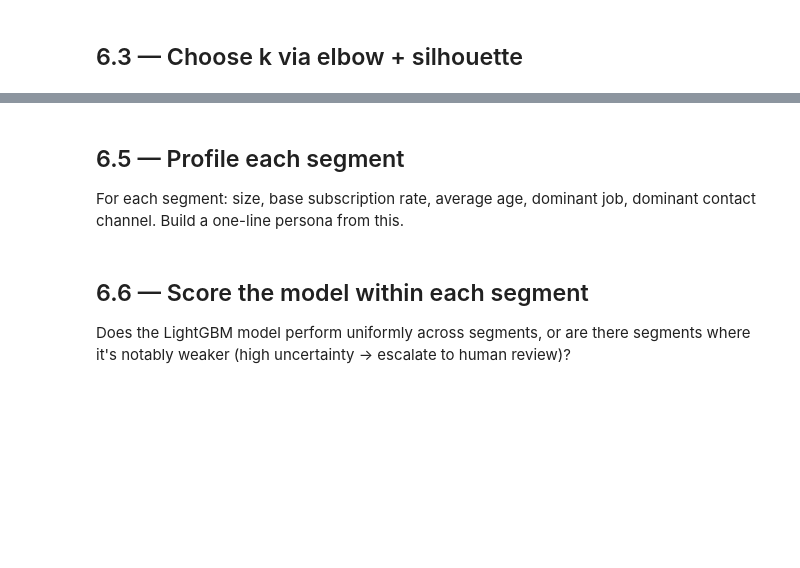
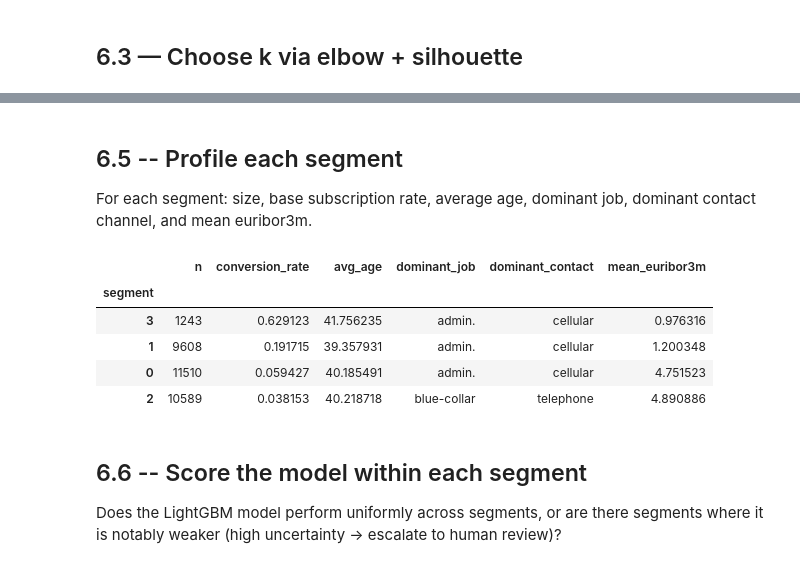
Before and after one commit to Jasper040/Project-4-prediction-framework, a Jupyter notebook: notebooks/06_segmentation.ipynb, the cells around one changed output, grey strips where cells are left out. Cells and saved outputs as stored; diff of their text form; code cells hidden in the pictures; blank space fills up the shorter version.

```diff
--- a/notebooks/06_segmentation.ipynb
+++ b/notebooks/06_segmentation.ipynb
@@ -58,5 +134,10 @@ Pick the k where the silhouette is high AND the elbow is visible.
 # %%
-K = 5  # update after looking at the diagnostic above
+K = 4  # chosen from the diagnostic above (elbow + silhouette)
 kmeans = KMeans(n_clusters=K, random_state=config.RANDOM_SEED, n_init=10)
 train_segments = kmeans.fit_predict(X_train_t)
-test_segments = kmeans.predict(X_test_t)
+test_segments  = kmeans.predict(X_test_t)
+
+print('Train segment counts:')
+print(pd.Series(train_segments).value_counts().sort_index())
+print('\nTest segment counts:')
+print(pd.Series(test_segments).value_counts().sort_index())
@@ -63,26 +158,36 @@ test_segments = kmeans.predict(X_test_t)
 # %% [markdown]
-## 6.5 — Profile each segment
+## 6.5 -- Profile each segment
 
 For each segment: size, base subscription rate, average age, dominant job,
-dominant contact channel. Build a one-line persona from this.
+dominant contact channel, and mean euribor3m.
 # %%
 train_with_seg = train_df.assign(segment=train_segments)
+
 profile = (
-    train_with_seg.groupby('segment')
-    .agg(n=(config.TARGET_COL, 'size'),
-         conv_rate=(config.TARGET_COL, 'mean'),
-         avg_age=('age', 'mean'),
-         dominant_job=('job', lambda s: s.mode().iloc[0]),
-         dominant_contact=('contact', lambda s: s.mode().iloc[0]))
-    .sort_values('conv_rate', ascending=False)
+    train_with_seg.groupby("segment")
+    .agg(
+        n                = (config.TARGET_COL, "size"),
+        conversion_rate  = (config.TARGET_COL, "mean"),
+        avg_age          = ("age", "mean"),
+        dominant_job     = ("job",     lambda s: s.mode().iloc[0]),
+        dominant_contact = ("contact", lambda s: s.mode().iloc[0]),
+        mean_euribor3m   = ("euribor3m", "mean"),
+    )
+    .sort_values("conversion_rate", ascending=False)
 )
-profile.to_csv(config.TABLES_DIR / 'segment_profiles.csv')
+profile.to_csv(config.TABLES_DIR / "segment_profiles.csv")
 profile
+# %% [output]
+|  | n | conversion_rate | avg_age | dominant_job | dominant_contact | mean_euribor3m |
+| segment |  |  |  |  |  |  |
+| 3 | 1243 | 0.629123 | 41.756235 | admin. | cellular | 0.976316 |
+| 1 | 9608 | 0.191715 | 39.357931 | admin. | cellular | 1.200348 |
+| 0 | 11510 | 0.059427 | 40.185491 | admin. | cellular | 4.751523 |
+| 2 | 10589 | 0.038153 | 40.218718 | blue-collar | telephone | 4.890886 |
 # %% [markdown]
-## 6.6 — Score the model within each segment
+## 6.6 -- Score the model within each segment
 
 Does the LightGBM model perform uniformly across segments, or are there
-segments where it's notably weaker (high uncertainty → escalate to
-human review)?
+segments where it is notably weaker (high uncertainty -> escalate to human review)?
 # %%
 import joblib
```
Also changed, not shown: parts of 9 cells of this notebook, 4 other files.
